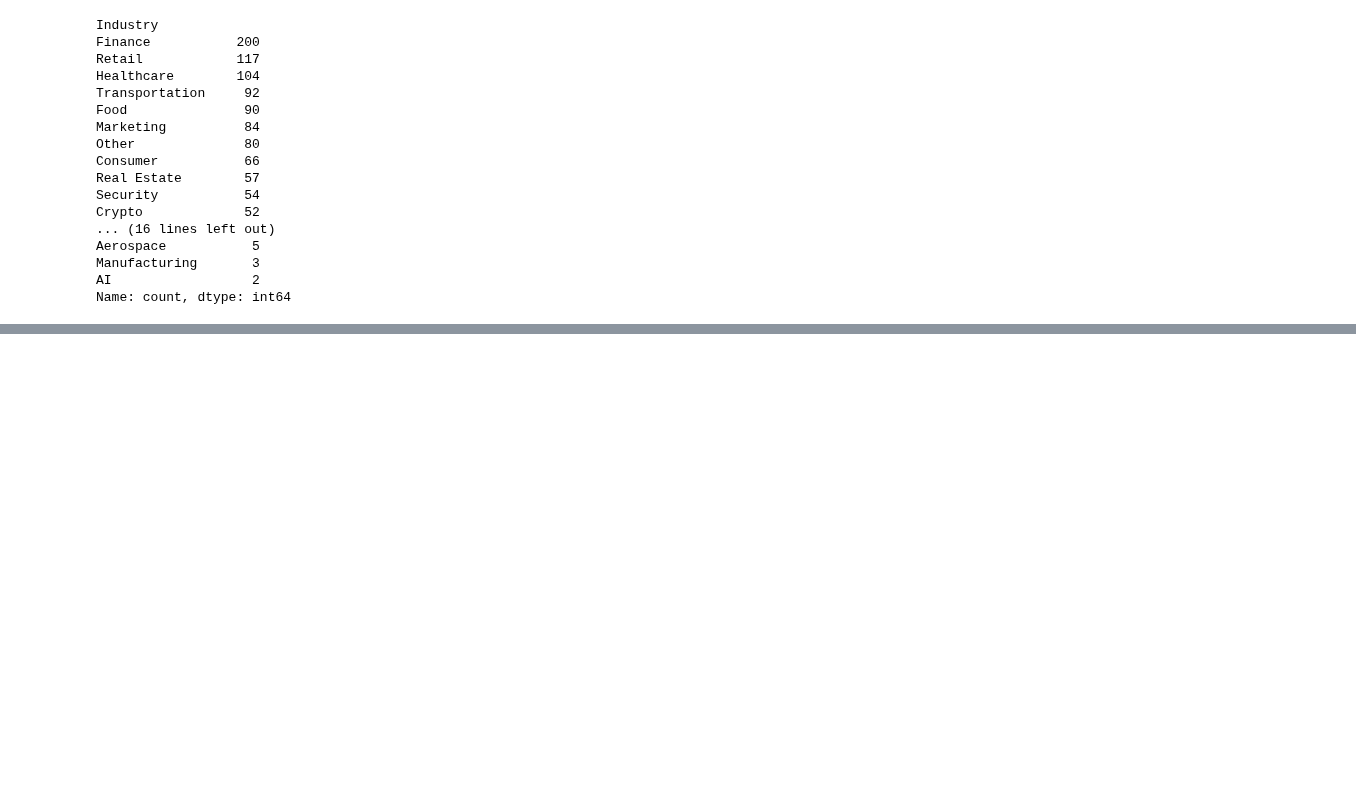
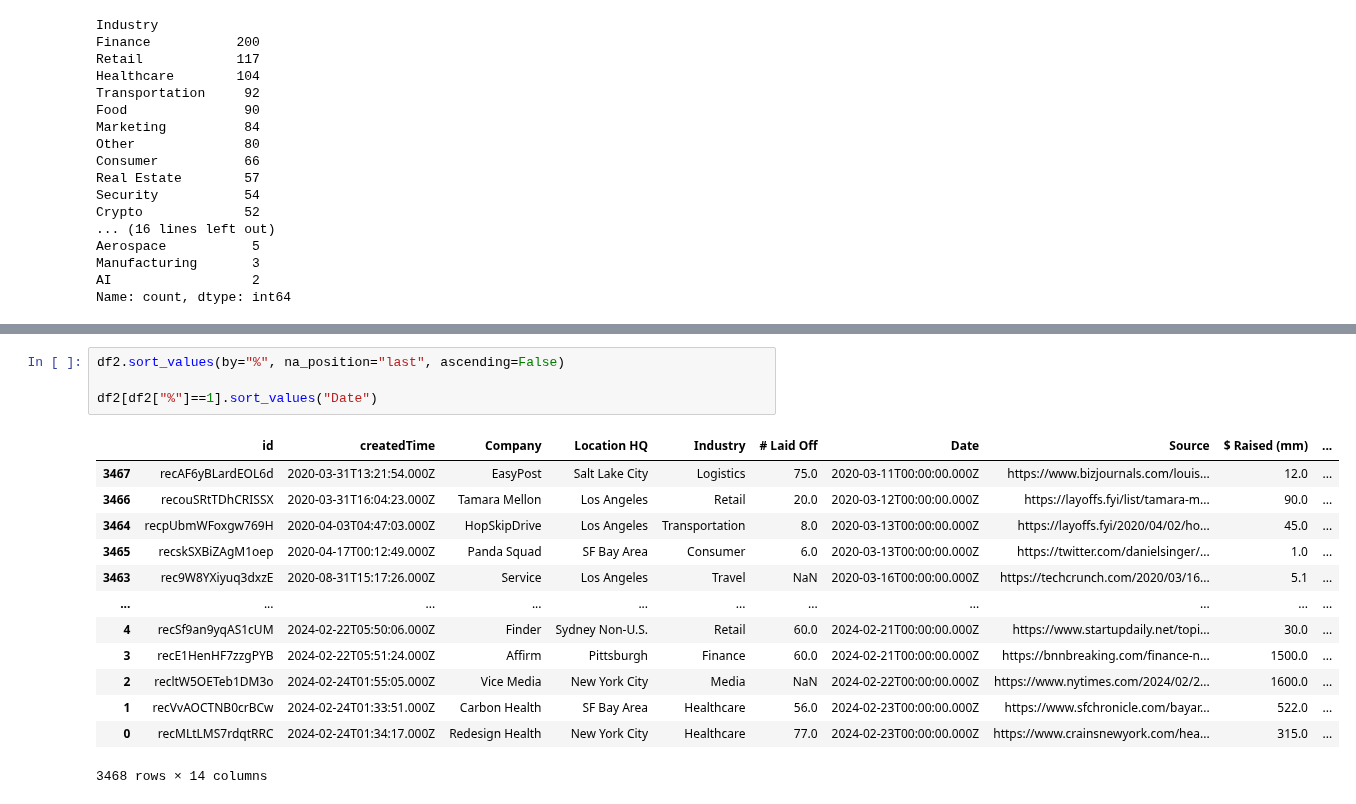
Before and after one commit to COGS108/Group019_WI24, a Jupyter notebook: Matthew.ipynb, the cells around one changed output, grey strips where cells are left out. Saved outputs shown, nothing was run; the diff lists cells and outputs as text; blank space fills up the shorter version.

```diff
--- a/Matthew.ipynb
+++ b/Matthew.ipynb
@@ -265,0 +251,18 @@ df2.to_csv("data/layoffs_fyi.csv")
+# %%
+df2.sort_values(by="%", na_position="last", ascending=False)
+
+df2[df2["%"]==1].sort_values("Date")
+# %% [output]
+|  | id | createdTime | Company | Location HQ | Industry | # Laid Off | Date | Source | $ Raised (mm) | ... |
+| 3467 | recAF6yBLardEOL6d | 2020-03-31T13:21:54.000Z | EasyPost | Salt Lake City | Logistics | 75.0 | 2020-03-11T00:00:00.000Z | https://www.bizjournals.com/louis... | 12.0 | ... |
+| 3466 | recouSRtTDhCRISSX | 2020-03-31T16:04:23.000Z | Tamara Mellon | Los Angeles | Retail | 20.0 | 2020-03-12T00:00:00.000Z | https://layoffs.fyi/list/tamara-m... | 90.0 | ... |
+| 3464 | recpUbmWFoxgw769H | 2020-04-03T04:47:03.000Z | HopSkipDrive | Los Angeles | Transportation | 8.0 | 2020-03-13T00:00:00.000Z | https://layoffs.fyi/2020/04/02/ho... | 45.0 | ... |
+| 3465 | recskSXBiZAgM1oep | 2020-04-17T00:12:49.000Z | Panda Squad | SF Bay Area | Consumer | 6.0 | 2020-03-13T00:00:00.000Z | https://twitter.com/danielsinger/... | 1.0 | ... |
+| 3463 | rec9W8YXiyuq3dxzE | 2020-08-31T15:17:26.000Z | Service | Los Angeles | Travel | NaN | 2020-03-16T00:00:00.000Z | https://techcrunch.com/2020/03/16... | 5.1 | ... |
+| ... | ... | ... | ... | ... | ... | ... | ... | ... | ... | ... |
+| 4 | recSf9an9yqAS1cUM | 2024-02-22T05:50:06.000Z | Finder | Sydney Non-U.S. | Retail | 60.0 | 2024-02-21T00:00:00.000Z | https://www.startupdaily.net/topi... | 30.0 | ... |
+| 3 | recE1HenHF7zzgPYB | 2024-02-22T05:51:24.000Z | Affirm | Pittsburgh | Finance | 60.0 | 2024-02-21T00:00:00.000Z | https://bnnbreaking.com/finance-n... | 1500.0 | ... |
+| 2 | recltW5OETeb1DM3o | 2024-02-24T01:55:05.000Z | Vice Media | New York City | Media | NaN | 2024-02-22T00:00:00.000Z | https://www.nytimes.com/2024/02/2... | 1600.0 | ... |
+| 1 | recVvAOCTNB0crBCw | 2024-02-24T01:33:51.000Z | Carbon Health | SF Bay Area | Healthcare | 56.0 | 2024-02-23T00:00:00.000Z | https://www.sfchronicle.com/bayar... | 522.0 | ... |
+| 0 | recMLtLMS7rdqtRRC | 2024-02-24T01:34:17.000Z | Redesign Health | New York City | Healthcare | 77.0 | 2024-02-23T00:00:00.000Z | https://www.crainsnewyork.com/hea... | 315.0 | ... |
+3468 rows × 14 columns
```
Also changed, not shown: parts of 11 cells of this notebook, 1 other file.
